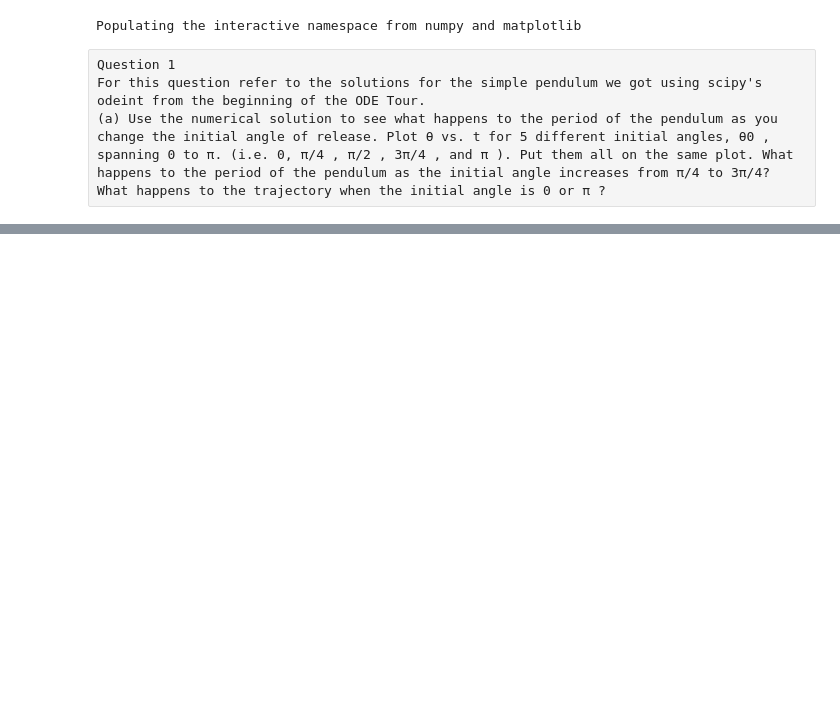
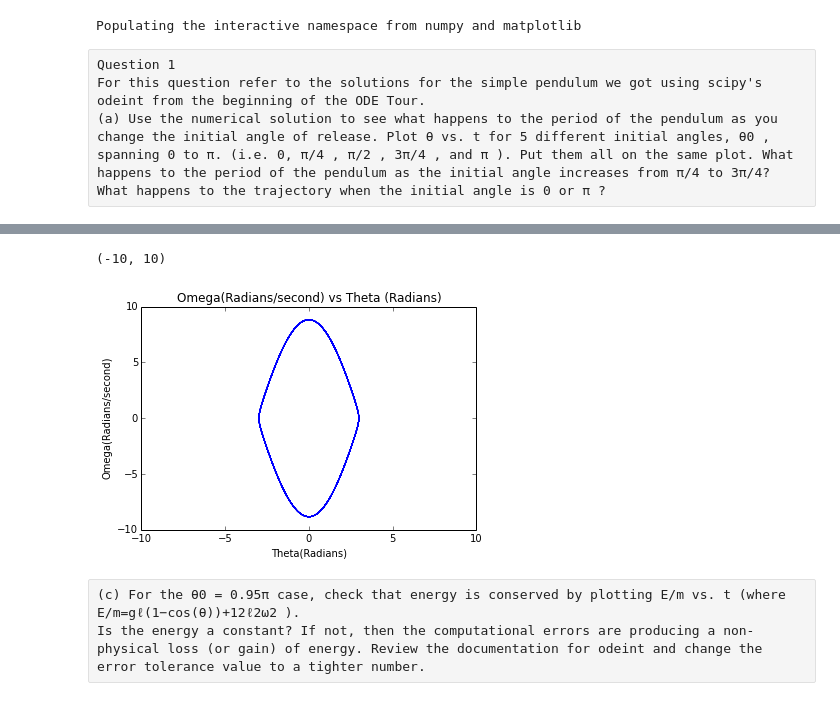
Before and after one commit to jhaslema/PHYS202-S14, a Jupyter notebook: SciPy/ODEExercises.ipynb, the cells around one changed output, grey strips where cells are left out. Saved outputs shown, nothing was run; the diff lists cells and outputs as text; code cells hidden in the pictures; blank space fills up the shorter version.

```diff
--- a/SciPy/ODEExercises.ipynb
+++ b/SciPy/ODEExercises.ipynb
@@ -39,0 +72,17 @@ plt.legend(loc = "upper left")
+# %%
+t = np.arange(0.,50.+0.01,0.01)
+omega0 = 0
+th0 = 0.95*np.pi
+theta_init = np.array([th0,omega0])
+theta = odeint(deriv,theta_init,t)
+plt.plot(theta[:,0],theta[:,1])
+plt.title("Omega(Radians/second) vs Theta (Radians)")
+plt.xlabel("Theta(Radians)")
+plt.ylabel("Omega(Radians/second)")
+plt.xlim(-10,10)
+# %% [output]
+(-10, 10)
+[figure, added]
+# %% [raw]
+(c) For the θ0 = 0.95π case, check that energy is conserved by plotting E/m vs. t (where E/m=gℓ(1−cos(θ))+12ℓ2ω2 ).
+Is the energy a constant? If not, then the computational errors are producing a non-physical loss (or gain) of energy. Review the documentation for odeint and change the error tolerance value to a tighter number.
```
Also changed, not shown: parts of 17 cells of this notebook.
